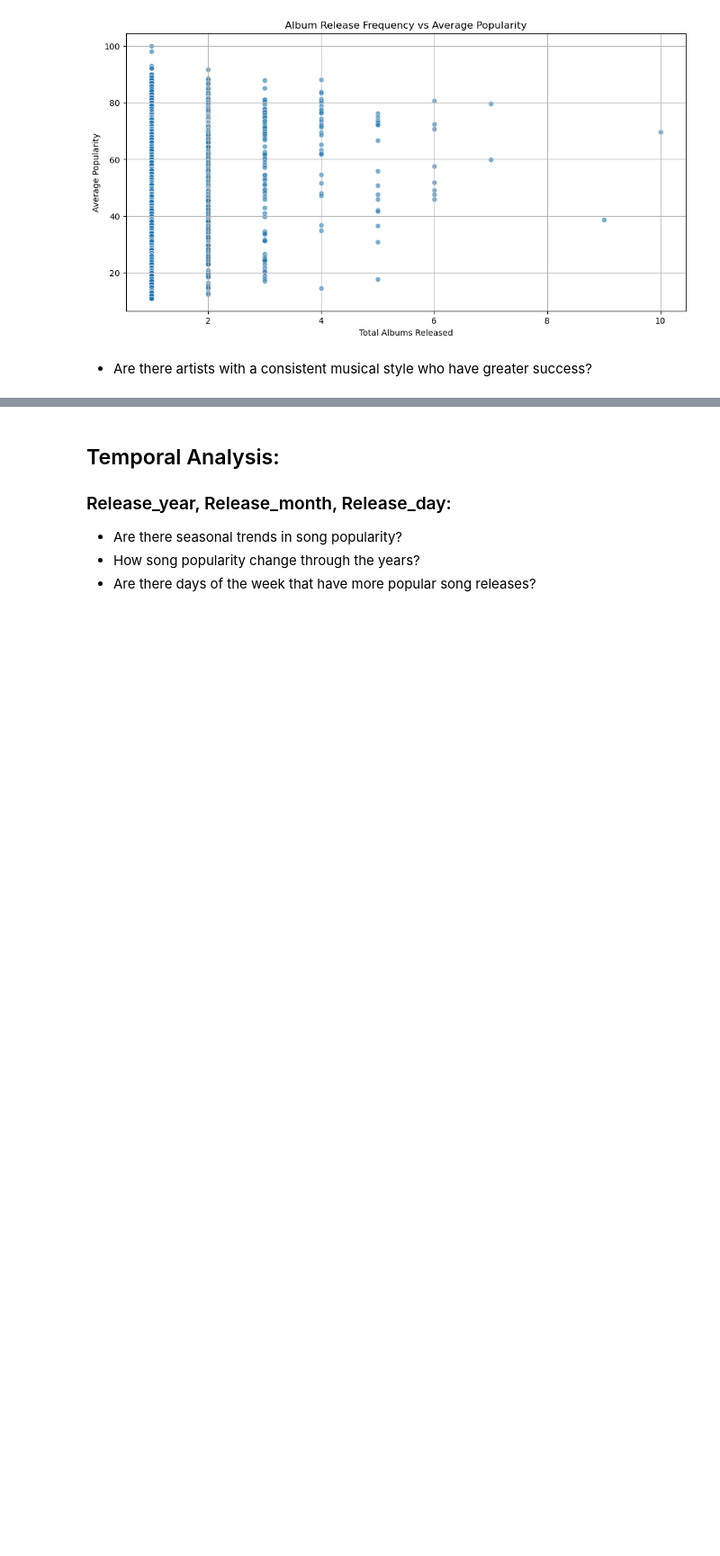
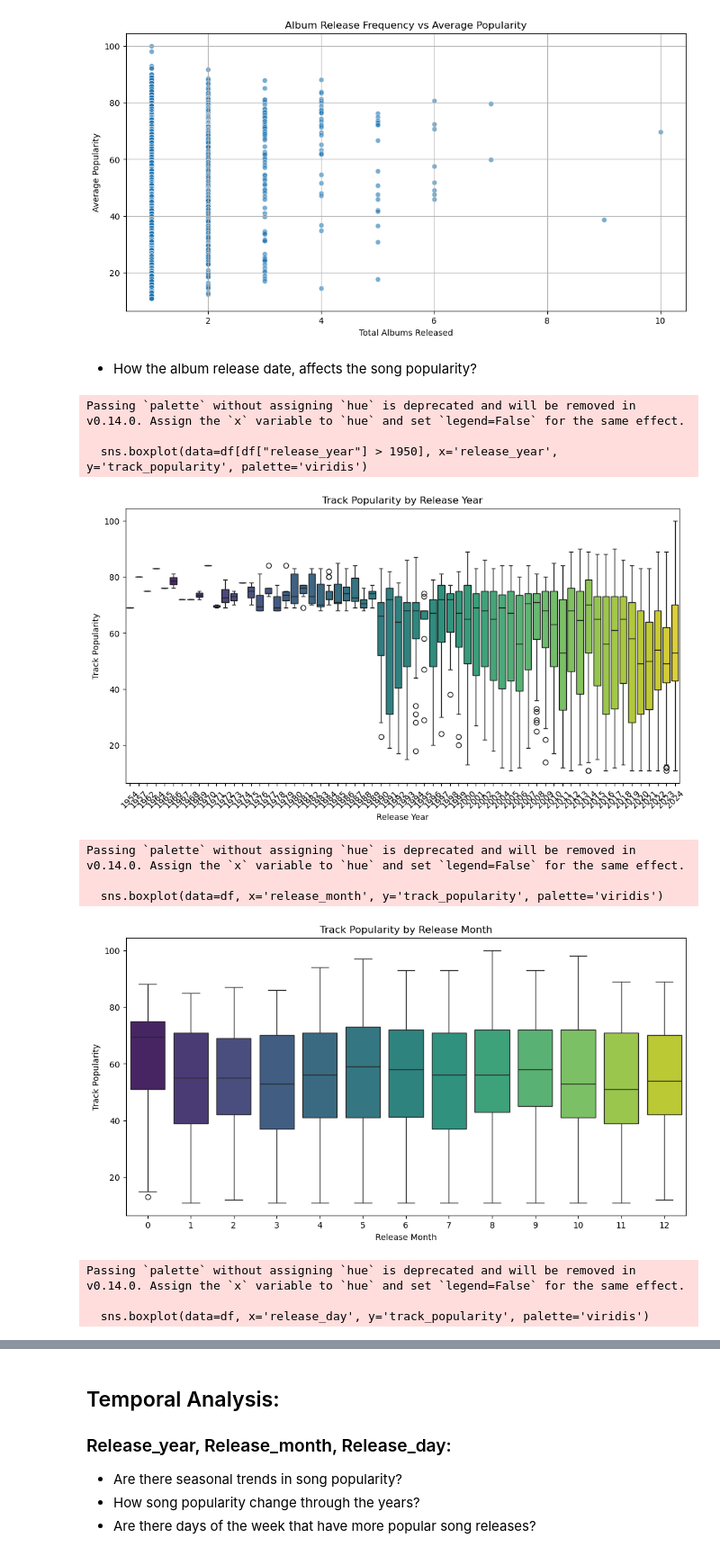
Before and after one commit to LuiisClaudio/spotify-analytics, a Jupyter notebook: capstone_project_proposal.ipynb, the cells around one changed output, grey strips where cells are left out. Shown at 90% size. Drawn from its saved outputs; the diff is of its cells as text; code cells hidden in the pictures; blank space fills up the shorter version.

```diff
--- a/capstone_project_proposal.ipynb
+++ b/capstone_project_proposal.ipynb
@@ -843,5 +842,3 @@ The Neighbourhood                          1                90.0
 JENNIE                                     1                89.0
 Omar Courtz, De La Rose                    1                89.0
 [figure]
-# %% [markdown]
-- Are there artists with a consistent musical style who have greater success?
@@ -881,0 +845,39 @@ plt.show()
+# %% [markdown]
+- How the album release date, affects the song popularity?
+# %%
+# Analyze the relationship between release year and track popularity
+plt.figure(figsize=(12, 6))
+sns.boxplot(data=df[df["release_year"] > 1950], x='release_year', y='track_popularity', palette='viridis')
+plt.title('Track Popularity by Release Year')
+plt.xlabel('Release Year')
+plt.ylabel('Track Popularity')
+plt.xticks(rotation=45)
+plt.show()
+
+# Analyze the relationship between release month and track popularity
+plt.figure(figsize=(12, 6))
+sns.boxplot(data=df, x='release_month', y='track_popularity', palette='viridis')
+plt.title('Track Popularity by Release Month')
+plt.xlabel('Release Month')
+plt.ylabel('Track Popularity')
+plt.show()
+
+# Analyze the relationship between release day and track popularity
+plt.figure(figsize=(12, 6))
+sns.boxplot(data=df, x='release_day', y='track_popularity', palette='viridis')
+plt.title('Track Popularity by Release Day')
+plt.xlabel('Release Day')
+plt.ylabel('Track Popularity')
+plt.show()
+# %% [output]
+Passing `palette` without assigning `hue` is deprecated and will be removed in v0.14.0. Assign the `x` variable to `hue` and set `legend=False` for the same effect.
+
+  sns.boxplot(data=df[df["release_year"] > 1950], x='release_year', y='track_popularity', palette='viridis')
+[figure, added]
+Passing `palette` without assigning `hue` is deprecated and will be removed in v0.14.0. Assign the `x` variable to `hue` and set `legend=False` for the same effect.
+
+  sns.boxplot(data=df, x='release_month', y='track_popularity', palette='viridis')
+[figure, added]
+Passing `palette` without assigning `hue` is deprecated and will be removed in v0.14.0. Assign the `x` variable to `hue` and set `legend=False` for the same effect.
+
+  sns.boxplot(data=df, x='release_day', y='track_popularity', palette='viridis')
```
Also changed, not shown: parts of 23 cells of this notebook.
